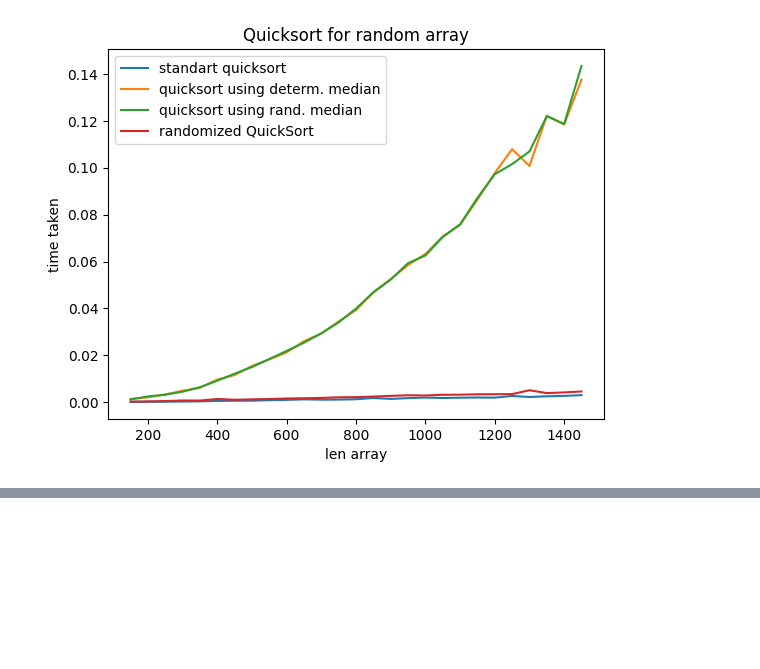
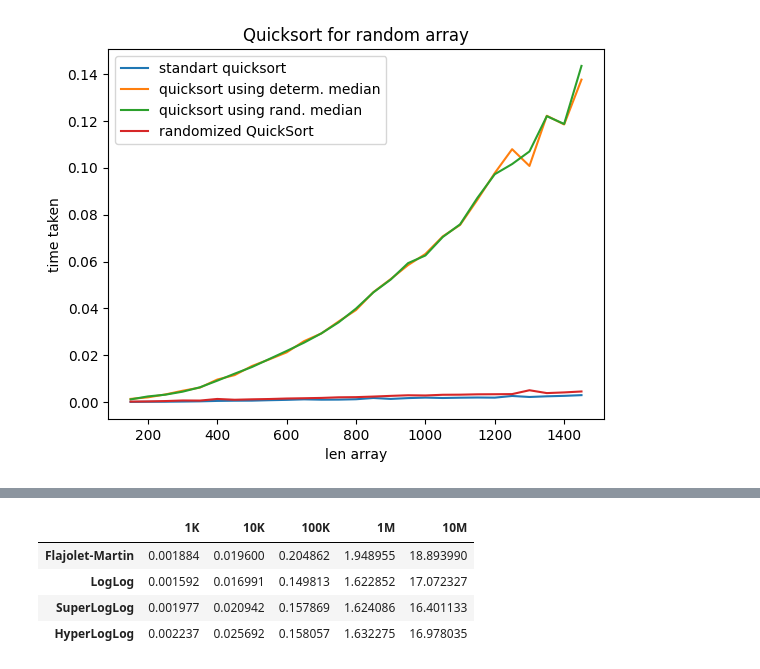
Before and after one commit to YuriiKharabara/Algos_lab1, a Jupyter notebook: Algos_lab_1.ipynb, the cells around one changed output, grey strips where cells are left out. Saved outputs shown, nothing was run; the diff lists cells and outputs as text; code cells hidden in the pictures; blank space fills up the shorter version.

```diff
--- a/Algos_lab_1.ipynb
+++ b/Algos_lab_1.ipynb
@@ -1642,0 +1801,19 @@ plot_quicksort()
+# %%
+def superloglog(seq_values):
+    """SuperLogLog algorithm
+
+    Args:
+        seq_values (list): List of values
+
+    Returns:
+        int: amount of unique elements
+    """
+    lst = [0 for _ in range(16)]
+    for value in seq_values:
+        bucket_number = value % 16
+        lst[bucket_number] = max(lst[bucket_number], zeroes_amount(value >> 4))
+    summ = 0
+    lst.sort()
+    for i in range(11):
+        summ += lst[i]
+    return 0.7*((2**(5 + summ/11)) * 0.95)
@@ -1642,0 +1891,53 @@ plot_quicksort()
+# %%
+def check_for_different_values():
+    poisson1k = np.random.poisson(lam=1000, size=1000).tolist()
+    poisson10k = np.random.poisson(lam=1000, size=10000).tolist()
+    poisson100k =np.random.poisson(lam=1000, size=100000).tolist()
+    poisson1m = np.random.poisson(lam=1000, size=1000000).tolist()
+    poisson10m = np.random.poisson(lam=1000, size=10000000).tolist()
+    poisson1k_time = []
+    poisson10k_time = []
+    poisson100k_time = []
+    poisson1m_time = []
+    poisson10m_time = []
+    standart_count_hashmap_time = []
+    lst1 = [poisson1k, poisson10k, poisson100k, poisson1m, poisson10m]
+    lst = [poisson1k_time, poisson10k_time, poisson100k_time, poisson1m_time, poisson10m_time]
+    for i in range(5):
+        begin = time.time()
+        flajolet_martin_algo(lst1[i])
+        end = time.time()
+        lst[i].append(end-begin)
+
+        begin = time.time()
+        loglog(lst1[i])
+        end = time.time()
+        lst[i].append(end-begin)
+
+        begin = time.time()
+        superloglog(lst1[i])
+        end = time.time()
+        lst[i].append(end - begin)
+
+        begin = time.time()
+        HyperLogLog(lst1[i])
+        end = time.time()
+        lst[i].append(end-begin)
+
+
+
+
+    df=pd.DataFrame({"1K":lst[0],
+                    "10K":lst[1], "100K": lst[2], "1M": lst[3], "10M": lst[4]})
+
+    df.index = ["Flajolet-Martin", "LogLog", "SuperLogLog", "HyperLogLog"]
+    return df
+
+
+check_for_different_values()
+# %% [output]
+|  | 1K | 10K | 100K | 1M | 10M |
+| Flajolet-Martin | 0.001884 | 0.019600 | 0.204862 | 1.948955 | 18.893990 |
+| LogLog | 0.001592 | 0.016991 | 0.149813 | 1.622852 | 17.072327 |
+| SuperLogLog | 0.001977 | 0.020942 | 0.157869 | 1.624086 | 16.401133 |
+| HyperLogLog | 0.002237 | 0.025692 | 0.158057 | 1.632275 | 16.978035 |
```
Also changed, not shown: parts of 24 cells of this notebook, 1 other file.
